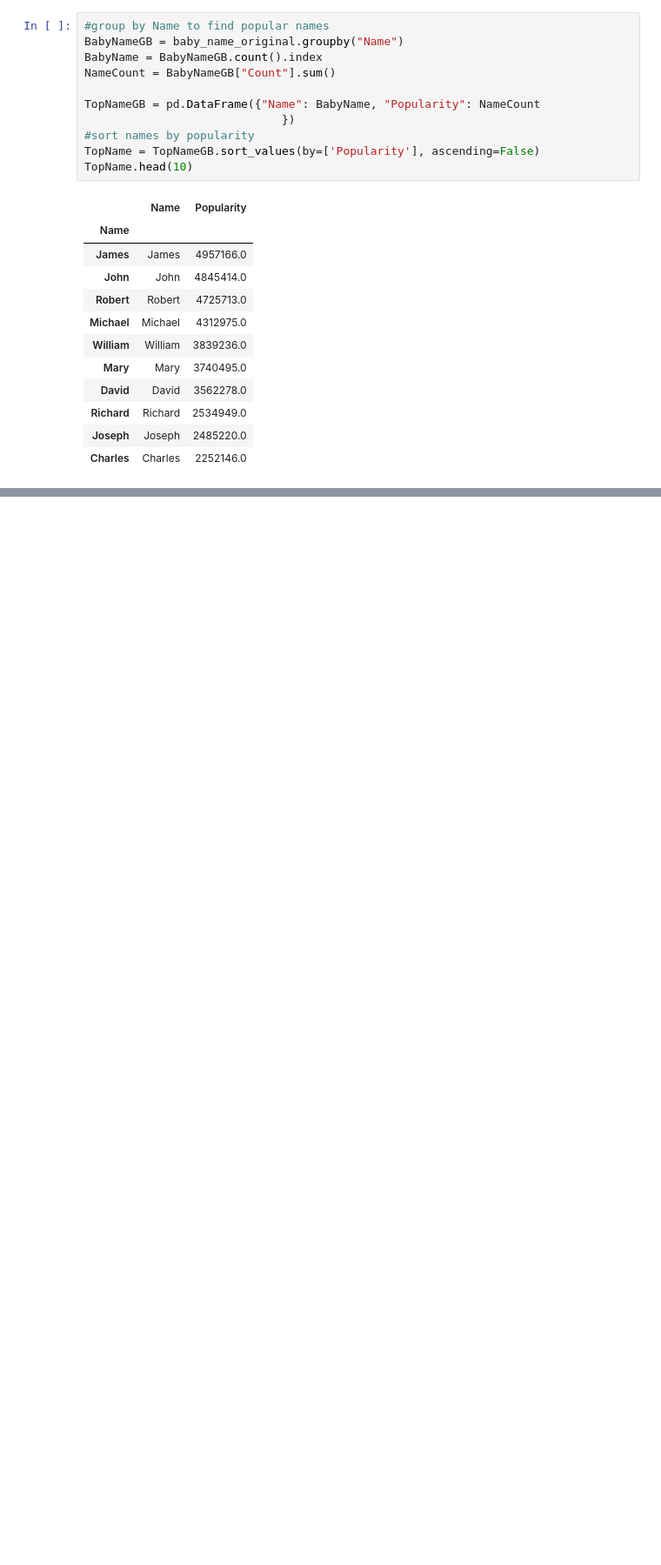
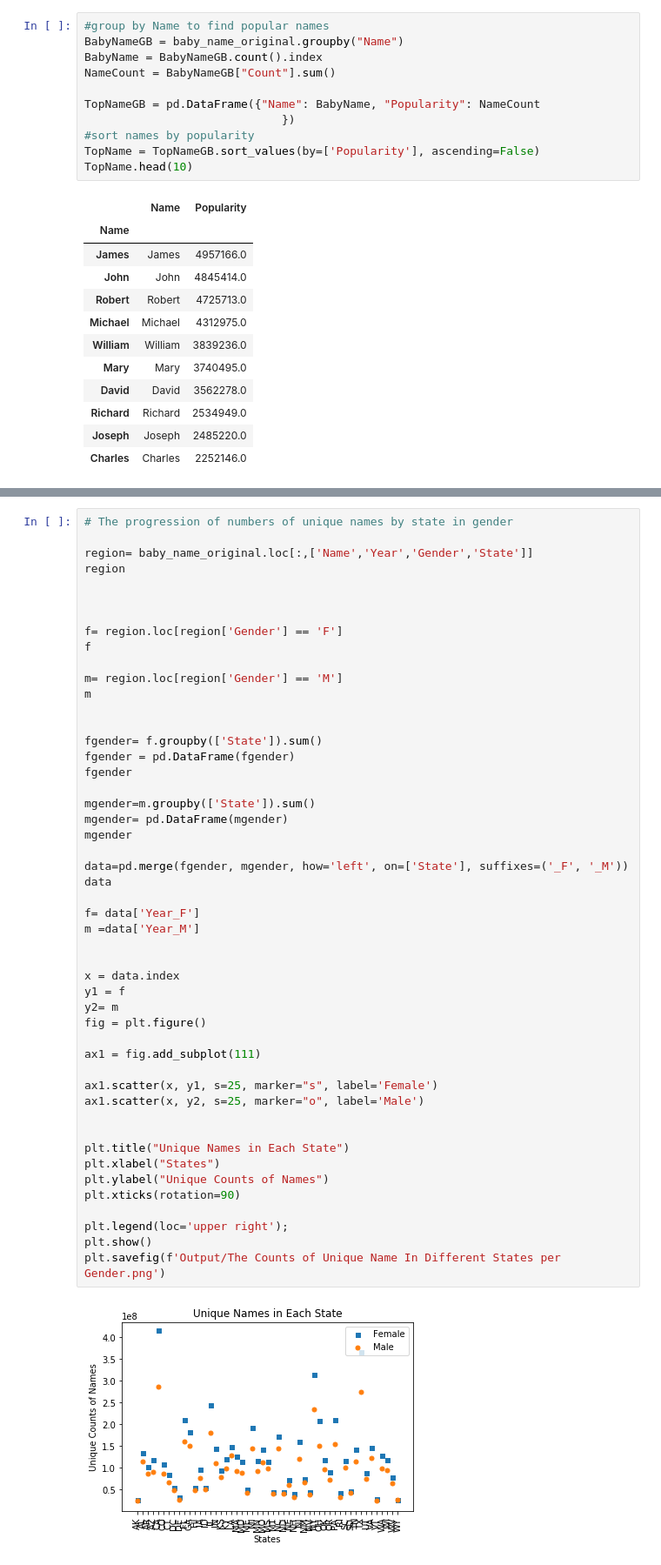
Before and after one commit to kekelee0714/BootcampProject, a Jupyter notebook: US Baby Names Presentation.ipynb, the cells around one changed output, grey strips where cells are left out. Shown at 87% size. Drawn from its saved outputs; the diff is of its cells as text; blank space fills up the shorter version.

```diff
--- a/US Baby Names Presentation.ipynb
+++ b/US Baby Names Presentation.ipynb
@@ -218,0 +304,51 @@ TopName.head(10)
+# %%
+# The progression of numbers of unique names by state in gender
+
+region= baby_name_original.loc[:,['Name','Year','Gender','State']]
+region
+
+
+
+f= region.loc[region['Gender'] == 'F']
+f
+
+m= region.loc[region['Gender'] == 'M']
+m
+
+
+fgender= f.groupby(['State']).sum()
+fgender = pd.DataFrame(fgender)
+fgender
+
+mgender=m.groupby(['State']).sum()
+mgender= pd.DataFrame(mgender)
+mgender
+
+data=pd.merge(fgender, mgender, how='left', on=['State'], suffixes=('_F', '_M'))
+data
+
+f= data['Year_F']
+m =data['Year_M']
+
+
+x = data.index
+y1 = f
+y2= m
+fig = plt.figure()
+
+ax1 = fig.add_subplot(111)
+
+ax1.scatter(x, y1, s=25, marker="s", label='Female')
+ax1.scatter(x, y2, s=25, marker="o", label='Male')
+
+
+plt.title("Unique Names in Each State")
+plt.xlabel("States")
+plt.ylabel("Unique Counts of Names")
+plt.xticks(rotation=90)
+
+plt.legend(loc='upper right');
+plt.show()
+plt.savefig(f'Output/The Counts of Unique Name In Different States per Gender.png')
+# %% [output]
+[figure, added]
```
Also changed, not shown: parts of 3 cells of this notebook, 4 other files.
